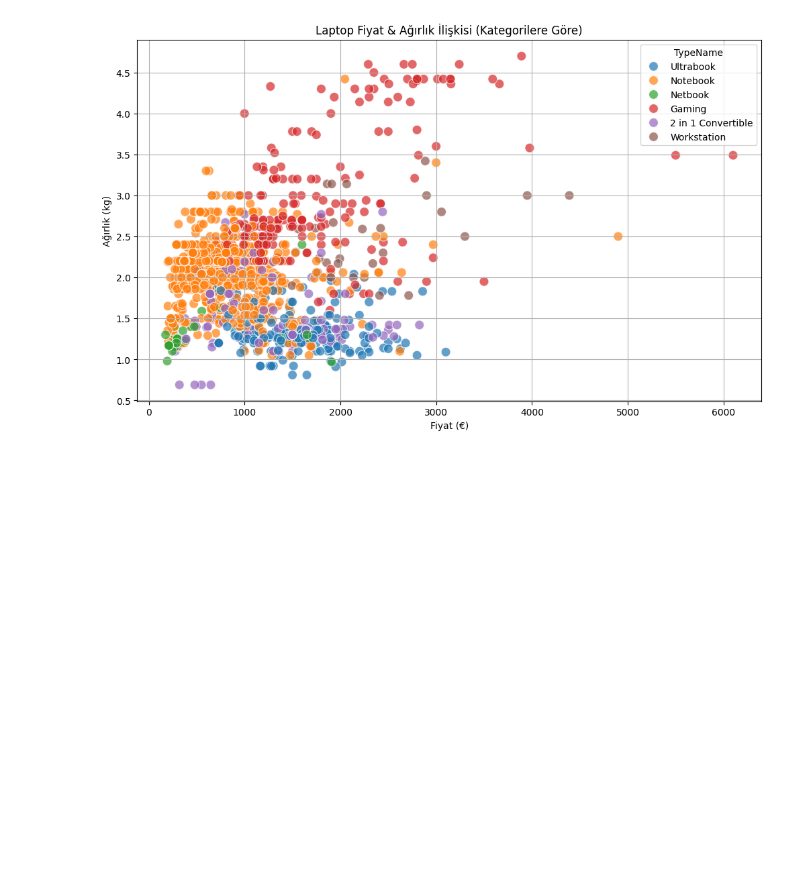
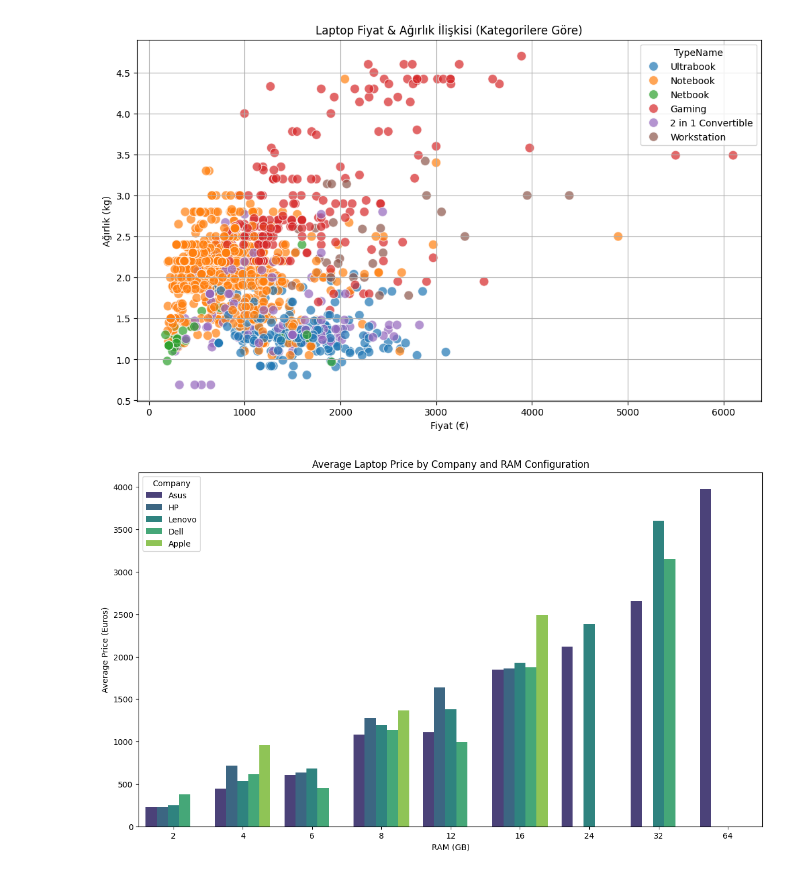
Before and after one commit to aycaya/AI-Projects, a Jupyter notebook: 01_Laptop_Analysis.ipynb, the cells around one changed output. Drawn from its saved outputs; the diff is of its cells as text; code cells hidden in the pictures; blank space fills up the shorter version.

Commit message:
Final Polish: Laptop Analysis completed with top 4 visualizations

```diff
--- a/01_Laptop_Analysis.ipynb
+++ b/01_Laptop_Analysis.ipynb
@@ -87,3 +78,34 @@ plt.grid(True)
 plt.show()
 # %% [output]
 [figure]
+# %%
+plt.figure(figsize=(14, 8))
+
+# Create a grouped bar chart
+# x = Categories (RAM)
+# y = Value (Price)
+# hue = Sub-group (Company) - This creates side-by-side bars
+
+selected_brands = ['Apple', 'Dell', 'Lenovo', 'HP', 'Asus']
+
+
+df_filtered = df[df['Company'].isin(selected_brands)]
+
+# Create the grouped bar chart
+# Average price for each RAM configuration by company
+sns.barplot(
+    x="Ram",
+    y="Price_euros",
+    hue="Company",
+    data=df_filtered,
+    palette="viridis",
+    errorbar=None  # Hides the black error lines for a cleaner look
+)
+
+plt.title("Average Laptop Price by Company and RAM Configuration")
+plt.xlabel("RAM (GB)")
+plt.ylabel("Average Price (Euros)")
+plt.legend(title="Company")
+plt.show()
+# %% [output]
+[figure, added]
```
Also changed, not shown: parts of 3 cells of this notebook, 1 other file.
